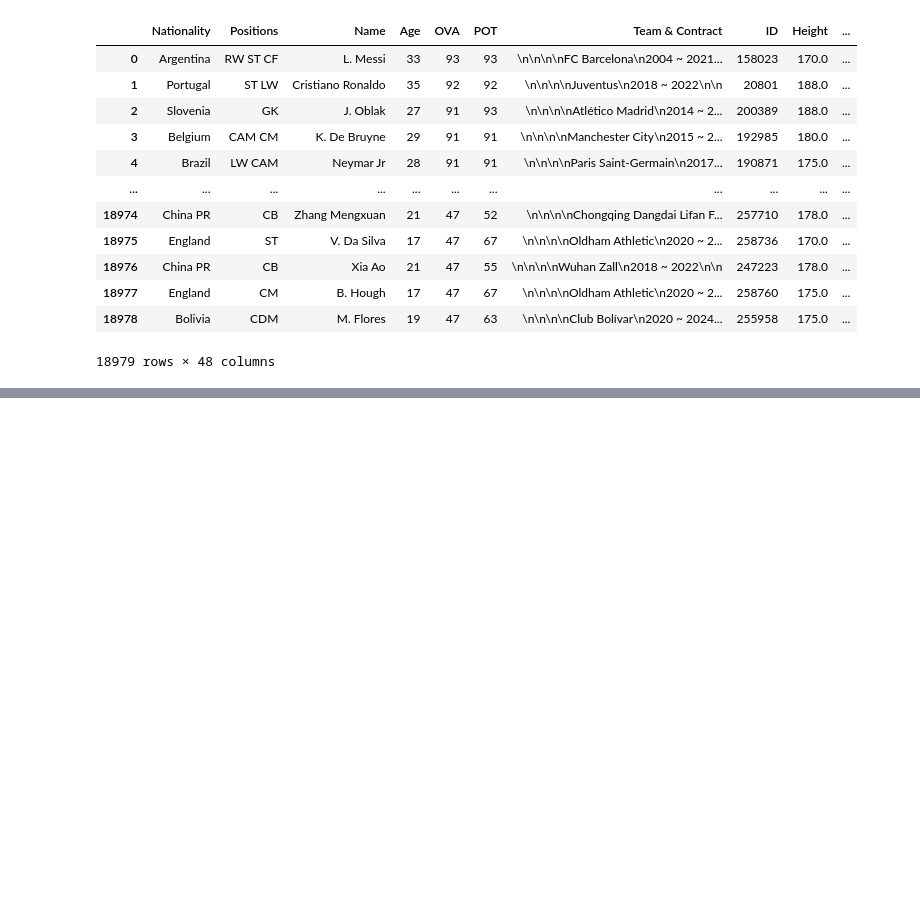
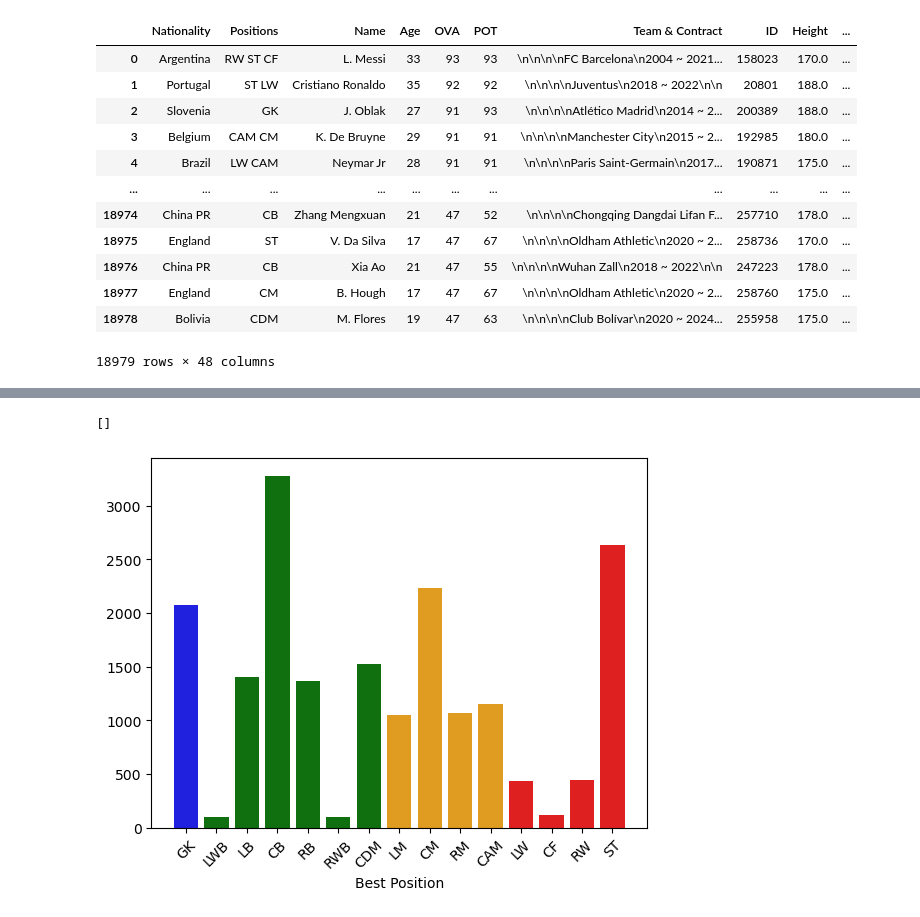
Before and after one commit to NazimKs/ETL_data_warehouse, a Jupyter notebook: ETL_data_warhouse.ipynb, the cells around one changed output, grey strips where cells are left out. Saved outputs shown, nothing was run; the diff lists cells and outputs as text; code cells hidden in the pictures; blank space fills up the shorter version.

```diff
--- a/ETL_data_warhouse.ipynb
+++ b/ETL_data_warhouse.ipynb
@@ -396,0 +406,27 @@ fifa_df
+# %%
+position_by_order = ["GK", "LWB", "LB", "CB", "RB", "RWB", "CDM", "LM", "CM", "RM", "CAM", "LW", "CF", "RW", "ST"]
+
+
+position_colors = {"GK": "blue", "LB": "green", "CB": "green", "RB": "green","LWB": "green","RWB": "green","CDM": "green",
+    "LM": "orange","CM": "orange","RM": "orange","CAM": "orange","LW": "red","CF": "red", "RW": "red", "ST": "red"
+}
+deffensive =["LB", "CB", "RB", "LWB", "RWB", "CDM"]
+midfield =["LM", "CM", "RM", "CAM"]
+offensive =["LW", "CF", "RW", "ST"]
+# %%
+counts = fifa_df["Best Position"].value_counts()
+
+
+
+values = counts.values
+labels = counts.index
+sns.set_palette([position_colors[pos] for pos in position_by_order])
+
+
+plt.xticks(rotation=45)
+
+sns.barplot(data=fifa_df,x=labels,y=values,order=position_by_order)
+plt.plot()
+# %% [output]
+[]
+[figure, added]
```
Also changed, not shown: parts of 3 cells of this notebook.
